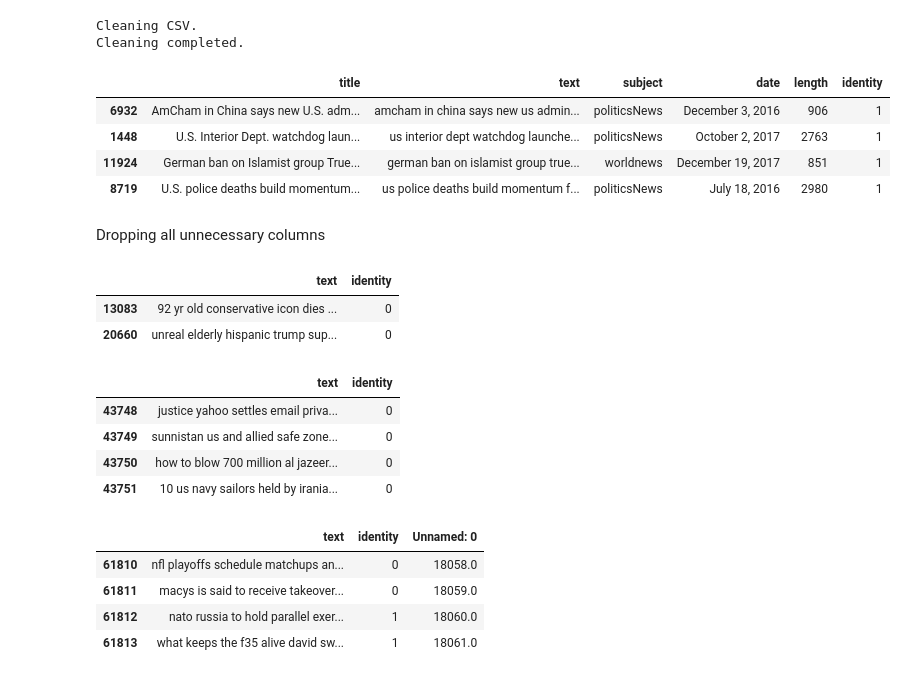
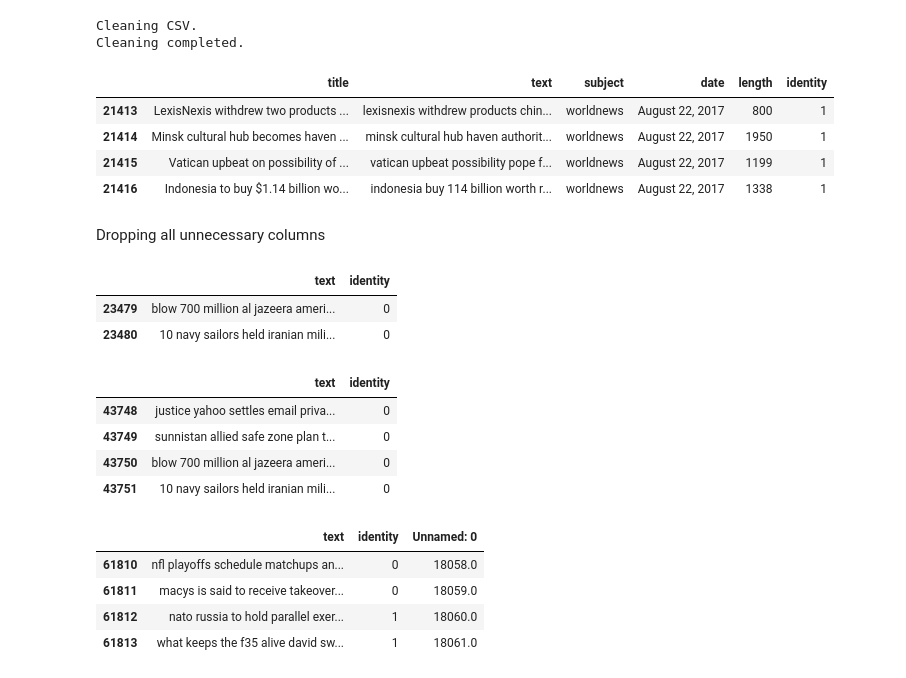
Before and after one commit to MobiusYeeitus/FakeNewsDetection, a Jupyter notebook: FakeNewsDetectionUsingLSTMExperimental.ipynb, the cells around one changed output. Drawn from its saved outputs; the diff is of its cells as text; code cells hidden in the pictures.

```diff
--- a/FakeNewsDetectionUsingLSTMExperimental.ipynb
+++ b/FakeNewsDetectionUsingLSTMExperimental.ipynb
@@ -39,8 +56,10 @@ Compressed every cleanup job into the *clean_csv* function
 # %%
 def clean_string(string): #function to clean a string | to be used in clean_csv
+    blank=''
     string=string.lower() #convert string to lowercase
     string=re.sub('\n|\r|\t','',string) #cleaning of whitespaces
     string=re.sub(r'[^\w\s]+','',string) #cleaning of symbols
+    remove_stopwords(string)
     return string
 def clean_csv(df,identity): #cleaning the CSV file
     print('Cleaning CSV.')
@@ -54,5 +73,14 @@ def clean_csv(df,identity): #cleaning the CSV file
     df['text']=vfunc(df['text']) #apply the vectorized function to further clean the data
     df['identity']=identity #add the identity (T/F) or (0/1) in a new attribute to the data
     df.reset_index() #reset all indexes of the dataset
+    for x in range (len(df)):
+        df['text'].iloc[x]=remove_stopwords(df['text'].iloc[x])
     print('Cleaning completed.')
     return df
+def stemming(string): #not using stemming, reduces accuracy with nouns
+    review = re.sub('[^a-zA-Z]',' ',string)
+    review = review.lower()
+    review = review.split()
+    review = [stem.stem(word) for word in review if not word in stopwords.words('english')]
+    review = ' '.join(review)
+    return review
@@ -95,24 +157,24 @@ Cleaning completed.
 # %%
 real=pd.concat([real1,real2])
 # %%
-real.sample(4)
+real.tail(4)
 # %% [output]
 |  | title | text | subject | date | length | identity |
-| 6932 | AmCham in China says new U.S. adm... | amcham in china says new us admin... | politicsNews | December 3, 2016 | 906 | 1 |
-| 1448 | U.S. Interior Dept. watchdog laun... | us interior dept watchdog launche... | politicsNews | October 2, 2017 | 2763 | 1 |
-| 11924 | German ban on Islamist group True... | german ban on islamist group true... | worldnews | December 19, 2017 | 851 | 1 |
-| 8719 | U.S. police deaths build momentum... | us police deaths build momentum f... | politicsNews | July 18, 2016 | 2980 | 1 |
+| 21413 | LexisNexis withdrew two products ... | lexisnexis withdrew products chin... | worldnews | August 22, 2017 | 800 | 1 |
+| 21414 | Minsk cultural hub becomes haven ... | minsk cultural hub haven authorit... | worldnews | August 22, 2017 | 1950 | 1 |
+| 21415 | Vatican upbeat on possibility of ... | vatican upbeat possibility pope f... | worldnews | August 22, 2017 | 1199 | 1 |
+| 21416 | Indonesia to buy $1.14 billion wo... | indonesia buy 114 billion worth r... | worldnews | August 22, 2017 | 1338 | 1 |
 # %% [markdown]
 Dropping all unnecessary columns
 # %%
 fake=fake[['text','identity']]
 real=real[['text','identity']]
 # %%
-fake.sample(2)
+fake.tail(2)
 # %% [output]
 |  | text | identity |
-| 13083 | 92 yr old conservative icon dies ... | 0 |
-| 20660 | unreal elderly hispanic trump sup... | 0 |
+| 23479 | blow 700 million al jazeera ameri... | 0 |
+| 23480 | 10 navy sailors held iranian mili... | 0 |
 # %%
 data1=pd.concat([real,fake],ignore_index=True)
 # %%
@@ -120,9 +182,9 @@ data1.tail(4)
 # %% [output]
 |  | text | identity |
 | 43748 | justice yahoo settles email priva... | 0 |
-| 43749 | sunnistan us and allied safe zone... | 0 |
-| 43750 | how to blow 700 million al jazeer... | 0 |
-| 43751 | 10 us navy sailors held by irania... | 0 |
+| 43749 | sunnistan allied safe zone plan t... | 0 |
+| 43750 | blow 700 million al jazeera ameri... | 0 |
+| 43751 | 10 navy sailors held iranian mili... | 0 |
 # %%
 data=pd.concat([data1,data2],ignore_index=True)
 # %%
```
Also changed, not shown: parts of 25 cells of this notebook.
